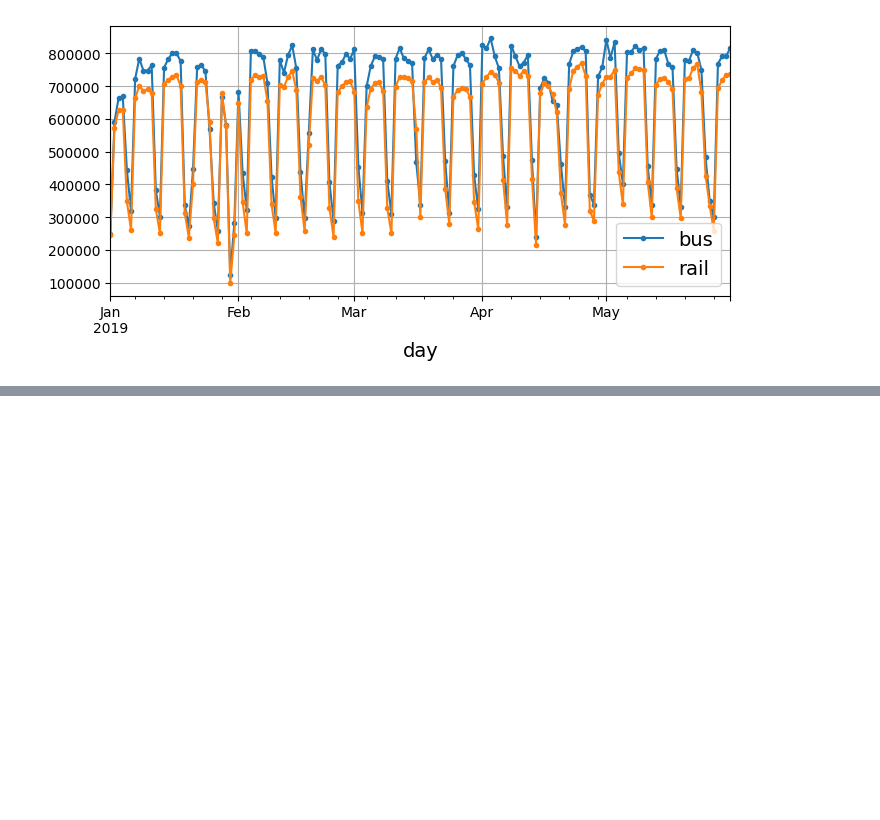
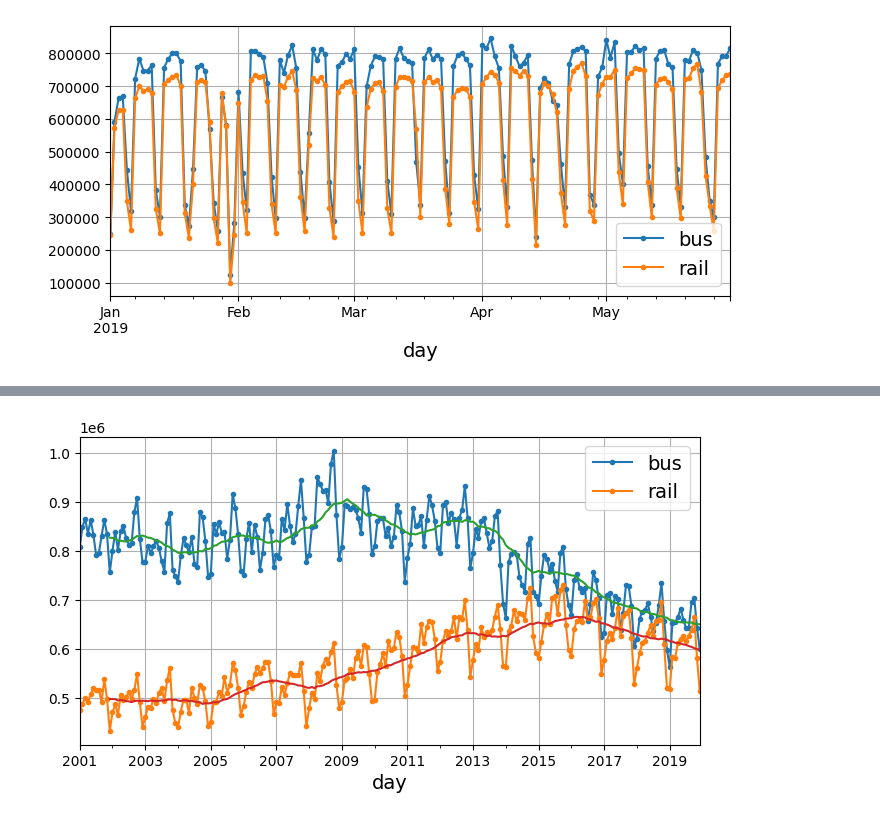
Before and after one commit to mariabaladuggimpudi/ml-practice, a Jupyter notebook: time_series/forecasting.ipynb, the cells around one changed output, grey strips where cells are left out. Cells and saved outputs as stored; diff of their text form; code cells hidden in the pictures; blank space fills up the shorter version.

```diff
--- a/time_series/forecasting.ipynb
+++ b/time_series/forecasting.ipynb
@@ -118,0 +148,3 @@ plt.show()
+# %%
+period = slice("2001", "2019")
+df_monthly = df.resample('M').mean()
@@ -118,0 +175,2 @@ plt.show()
+# %%
+rolling_average_12_months = df_monthly[period].rolling(window=12).mean()
@@ -118,0 +240,8 @@ plt.show()
+# %%
+fig, ax = plt.subplots(figsize=(8, 4))
+df_monthly[period].plot(ax=ax, marker=".")
+rolling_average_12_months.plot(ax=ax, grid=True, legend=False)
+#save_fig("long_term_ridership_plot")  # extra code – saves the figure for the book
+plt.show()
+# %% [output]
+[figure, added]
```
Also changed, not shown: parts of 25 cells of this notebook.
